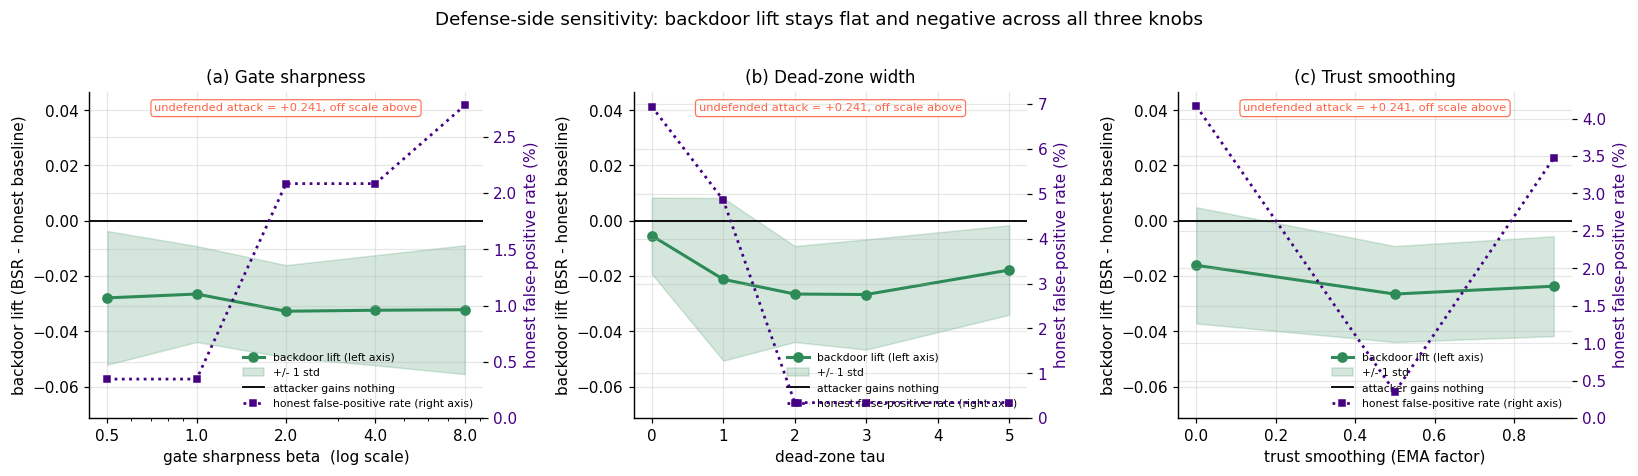
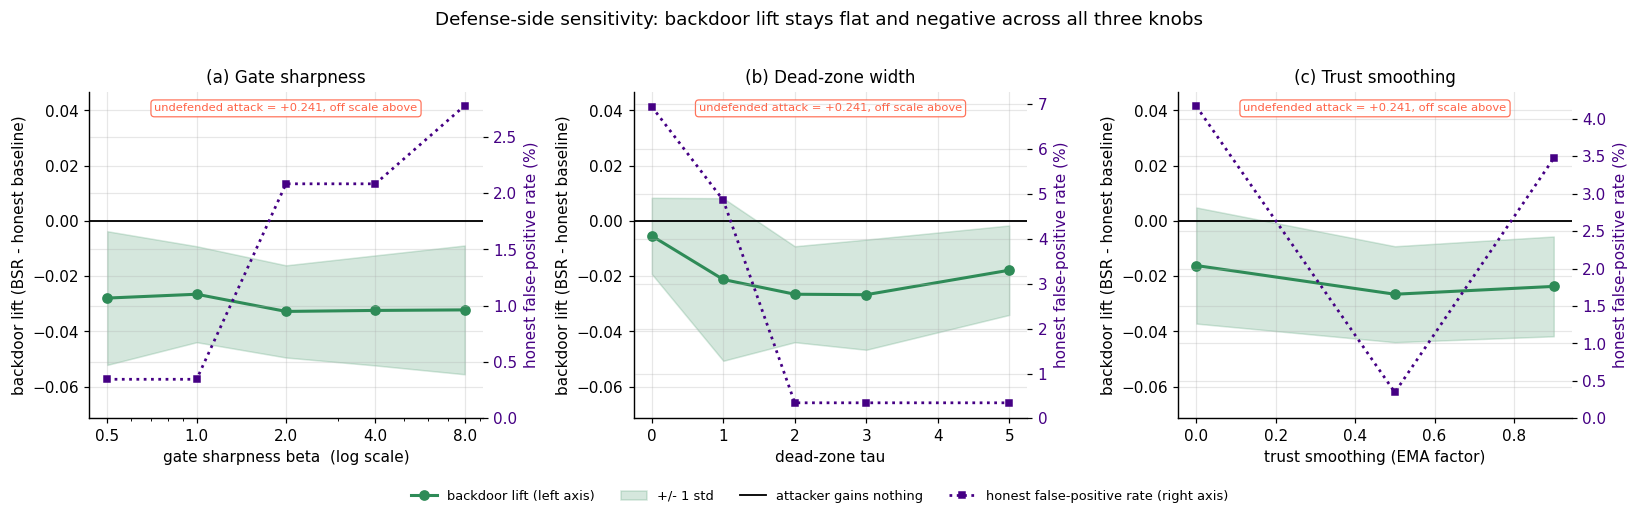
The notebook cell's code change between the first figure and the second:
--- before
+++ after
@@ -77,7 +77,12 @@
     a2.set_ylabel('honest false-positive rate (%)', color='#450084')
     a2.tick_params(axis='y', labelcolor='#450084'); a2.set_ylim(bottom=0)
-    h1_,l1_ = a.get_legend_handles_labels(); h2_,l2_ = a2.get_legend_handles_labels()
-    a.legend(h1_+h2_, l1_+l2_, fontsize=7, loc='lower right', framealpha=0.92)
+    if a is ax[0]:                      # collect handles once, for one shared legend
+        _h1,_l1 = a.get_legend_handles_labels(); _h2,_l2 = a2.get_legend_handles_labels()
+        SHARED = (_h1+_h2, _l1+_l2)
 ax[0].set_xscale('log'); ax[0].set_xticks(BETAS); ax[0].set_xticklabels([str(v) for v in BETAS])
+# One legend under the whole figure rather than four per-panel boxes: the per-panel
+# boxes sat on top of the false-positive line in panels (b) and (c).
+fig.legend(*SHARED, loc='lower center', ncol=4, fontsize=8.5, frameon=False,
+           bbox_to_anchor=(0.5, -0.07))
 fig.suptitle('Defense-side sensitivity: backdoor lift stays flat and negative across all three knobs',
              y=1.02, fontsize=12)

Commit: week10: caption the sensitivity tables and clean up the figure legends